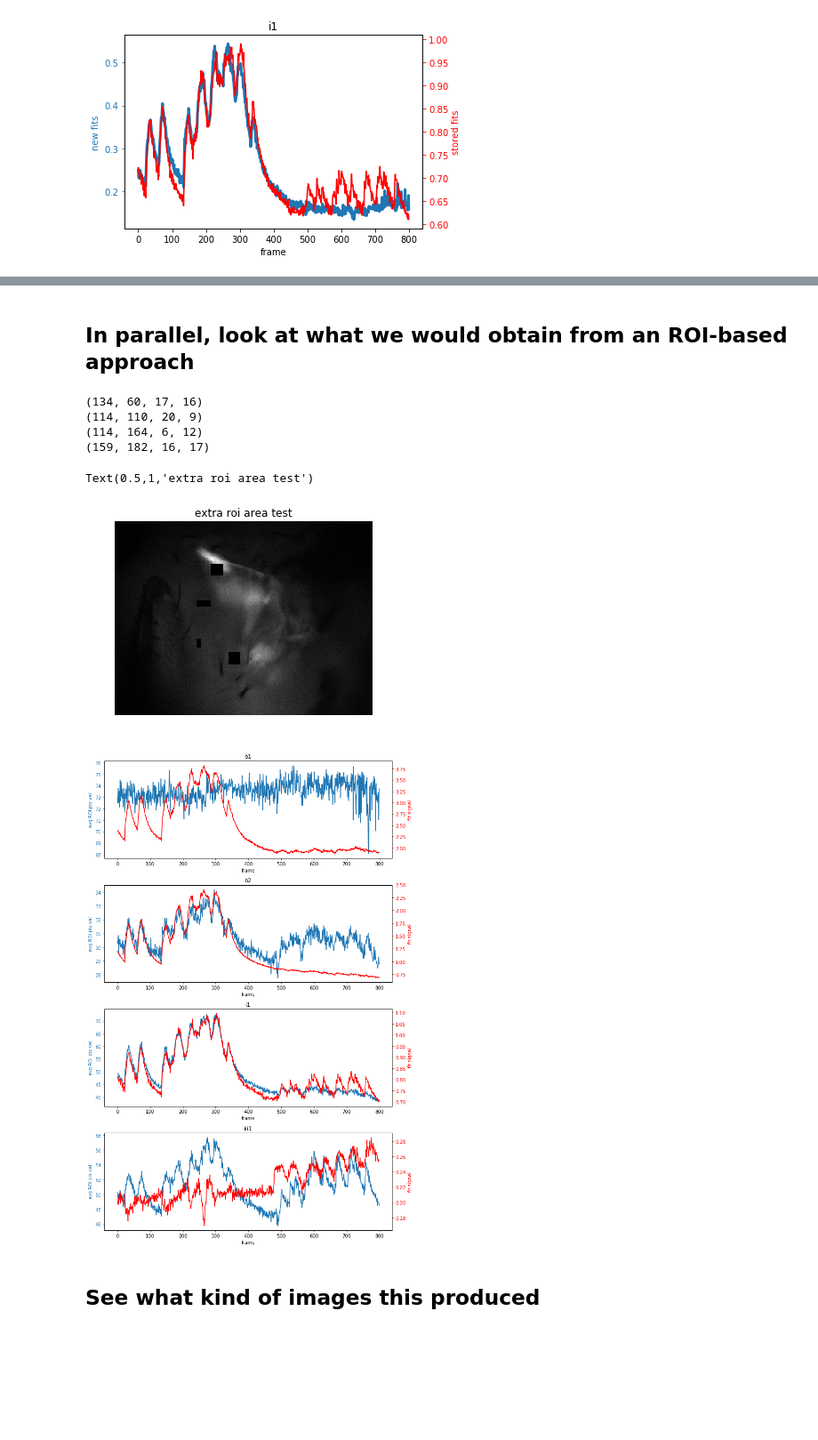
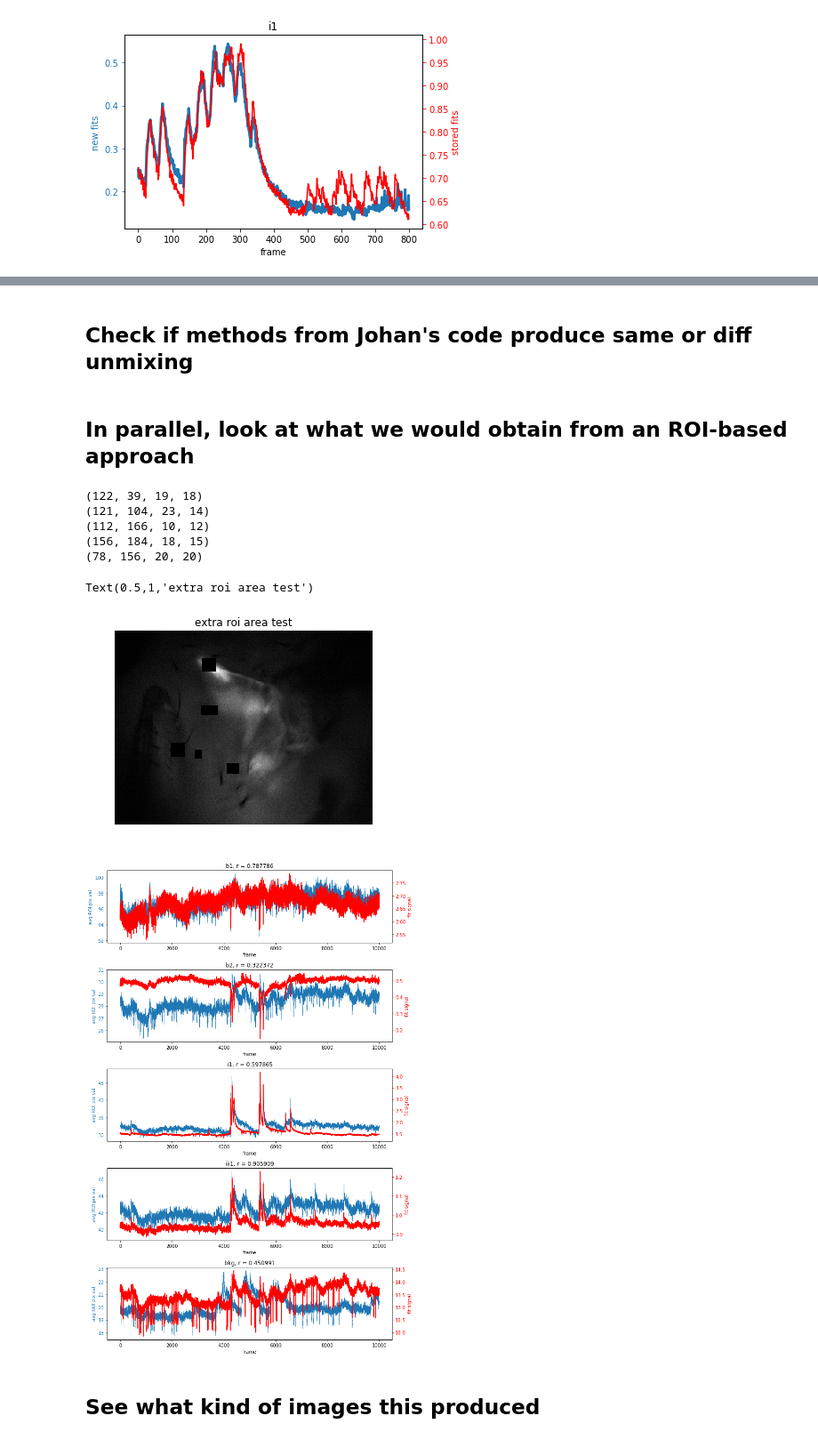
Before and after one commit to samcwhitehead/planotaxis, a Jupyter notebook: scratch/generate_muscle_images.ipynb, the cells around one changed output, grey strips where cells are left out. Shown at 89% size. Drawn from its saved outputs; the diff is of its cells as text; code cells hidden in the pictures; blank space fills up the shorter version.

```diff
--- a/scratch/generate_muscle_images.ipynb
+++ b/scratch/generate_muscle_images.ipynb
@@ -361,3 +421,5 @@ im_array = im_array.reshape((-1,imshape[0]*imshape[1]))
+# %% [markdown]
+## Check if methods from Johan's code produce same or diff unmixing
 # %% [markdown]
 ## In parallel, look at what we would obtain from an ROI-based approach
 # %%
@@ -413,7 +475,7 @@ GET_ROI_FLAG = True  # so we don't have to run this every time if we don't want
 
 # which muscles should we grab ROIs for?
 # NB: they should be ones for which we can define rectangles that only overlap a single muscle
-roi_muscle_list = ['b1', 'b2', 'i1', 'iii1']
+roi_muscle_list = ['b1', 'b2', 'i1', 'iii1', 'bkg']
 
 if GET_ROI_FLAG:
     # define a dictionary we can use to store various ROIs
@@ -437,10 +499,11 @@ if GET_ROI_FLAG:
             roi_dict[m_name] = get_roi(roi_img.copy(),
                                        frame_title='Select ROI for **%s** (press enter when finished)' %(m_name))
 # %% [output]
-(134, 60, 17, 16)
-(114, 110, 20, 9)
-(114, 164, 6, 12)
-(159, 182, 16, 17)
+(122, 39, 19, 18)
+(121, 104, 23, 14)
+(112, 166, 10, 12)
+(156, 184, 18, 15)
+(78, 156, 20, 20)
 # %%
 # check that we got it right
 CHECK_FLAG = True
@@ -492,42 +555,60 @@ ax.axis('off')
 ax.set_title('extra roi area test')
 # %% [output]
 Text(0.5,1,'extra roi area test')
-[figure, old version]
+[figure, new version]
 # %%
 # %matplotlib notebook
 %matplotlib inline
 # %%
 # look at the avg pixel value in the window we did a test fit over
+from scipy.stats import spearmanr
+
+# indices of data to plot
+plot_ind = slice(0, 10000)  # slice(int(3e4 - 1e3), int(3e4 + 1e3))  # img_ind
+
+# make figure and axes
 fig, ax_list = plt.subplots(len(roi_muscle_list), 1, figsize=(10,15))
 ax_list = ax_list.ravel()
 
+# loop over muscles and plot
 for ith, m_name in enumerate(roi_muscle_list):
     # create axis twin for right side y axis
     twin = ax_list[ith].twinx()
 
+    # extract the two signals we want to plot
+    dat1 = avg_pix_roi_dict[m_name][plot_ind]
+    dat2 = data_dict[m_name][:][plot_ind]  #  data_dict[m_name][:]  #  fits_all[muscles_comb.index(m_name),:]
+
+#     if m_name == 'b2':
+#         dat2 = np.max(dat2) - dat2
+
     # plot roi method on left and fit signal on right
-    p1, = ax_list[ith].plot(avg_pix_roi_dict[m_name][img_ind])
+    p1, = ax_list[ith].plot(dat1, lw=0.5)
+    p2, = twin.plot(dat2, 'r-')
+    # p2, = twin.plot(dat2, 'r-', lw=0.5)
+#     p1, = ax_list[ith].plot(avg_pix_roi_dict[m_name][img_ind])
 #     p2, = twin.plot(fits[muscles_comb.index(m_name),:], 'r-')
-    p2, = twin.plot(data_dict[m_name][img_ind], 'r-')
-    # p2, = twin.plot(np.nan, 'r-')
 
     # set left and right axis labels
     ax_list[ith].set(xlabel="frame", ylabel="avg ROI pix val")
     twin.set(ylabel="fit signal")
 
     # color labels and ticks for left/right yaxes
     ax_list[ith].yaxis.label.set_color(p1.get_color())
     twin.yaxis.label.set_color(p2.get_color())
     ax_list[ith].tick_params(axis='y', colors=p1.get_color())
     twin.tick_params(axis='y', colors=p2.get_color())
 
+    # get a correlation coeff
+    res = spearmanr(dat1, dat2)
+
     # set title to be muscle name
-    ax_list[ith].set_title(m_name)
+    ax_list[ith].set_title(m_name + ', r = %f'%res.correlation)
 
 # make plot layout decent
 plt.tight_layout()
 # %% [output]
-[figure, old version]
+[figure, new version]
 # %% [markdown]
 ## See what kind of images this produced
 # %%
```
Also changed, not shown: parts of 18 cells of this notebook, 5 other files.
